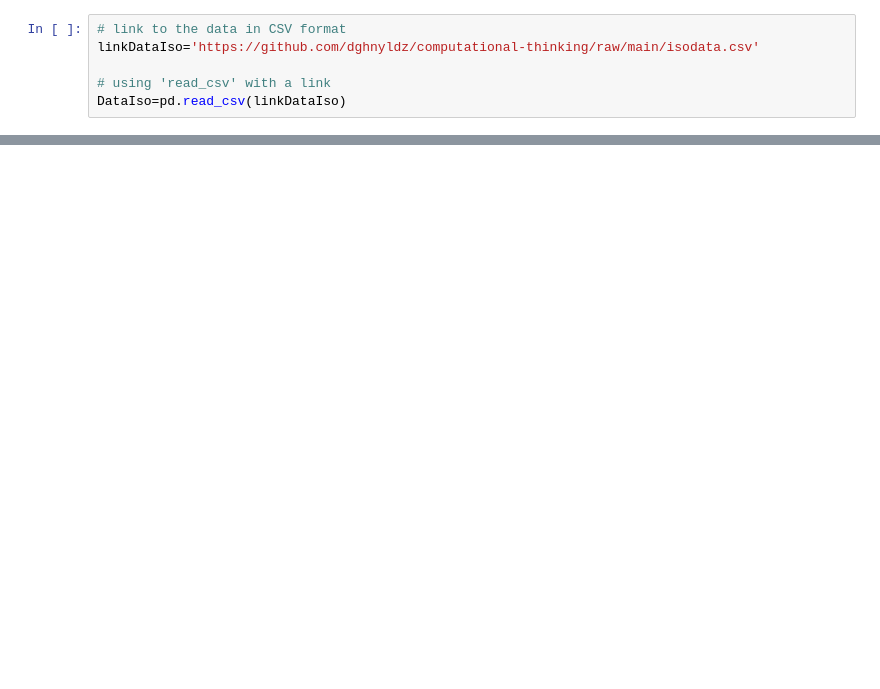
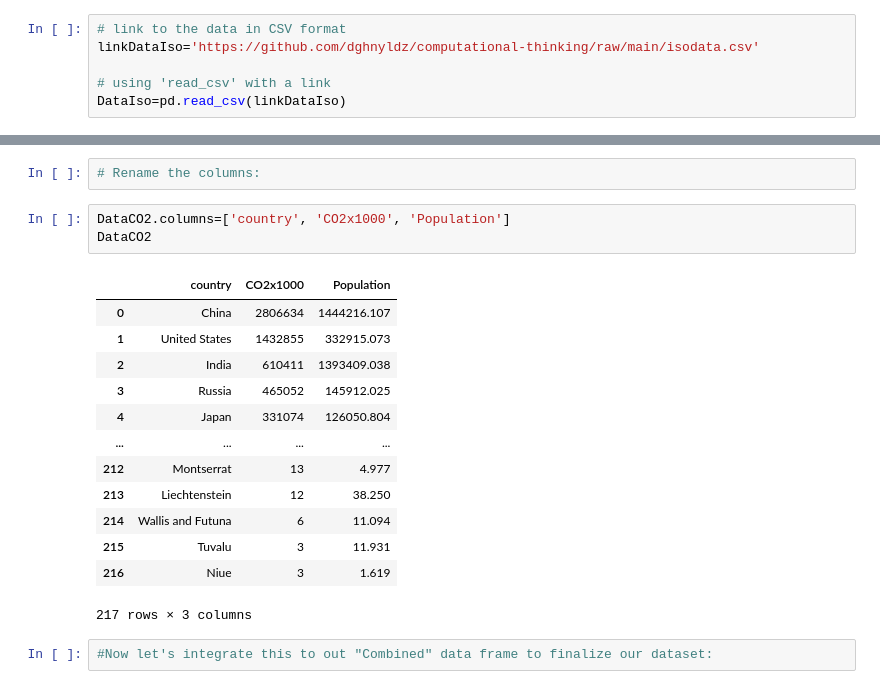
Before and after one commit to dghnyldz/computational-thinking, a Jupyter notebook: Deliverable1_Code.ipynb, the cells around one changed output, grey strips where cells are left out. Drawn from its saved outputs; the diff is of its cells as text; blank space fills up the shorter version.

```diff
--- a/DataGDP.ipynb
+++ b/Deliverable1_Code.ipynb
@@ -649,0 +666,21 @@ DataCO2=pd.read_csv(linkDataCO2)
+# %%
+# Rename the columns:
+# %%
+DataCO2.columns=['country', 'CO2x1000', 'Population']
+DataCO2
+# %% [output]
+|  | country | CO2x1000 | Population |
+| 0 | China | 2806634 | 1444216.107 |
+| 1 | United States | 1432855 | 332915.073 |
+| 2 | India | 610411 | 1393409.038 |
+| 3 | Russia | 465052 | 145912.025 |
+| 4 | Japan | 331074 | 126050.804 |
+| ... | ... | ... | ... |
+| 212 | Montserrat | 13 | 4.977 |
+| 213 | Liechtenstein | 12 | 38.250 |
+| 214 | Wallis and Futuna | 6 | 11.094 |
+| 215 | Tuvalu | 3 | 11.931 |
+| 216 | Niue | 3 | 1.619 |
+217 rows × 3 columns
+# %%
+#Now let's integrate this to out "Combined" data frame to finalize our dataset:
```
Also changed, not shown: parts of 113 cells of this notebook, 2 other files.
